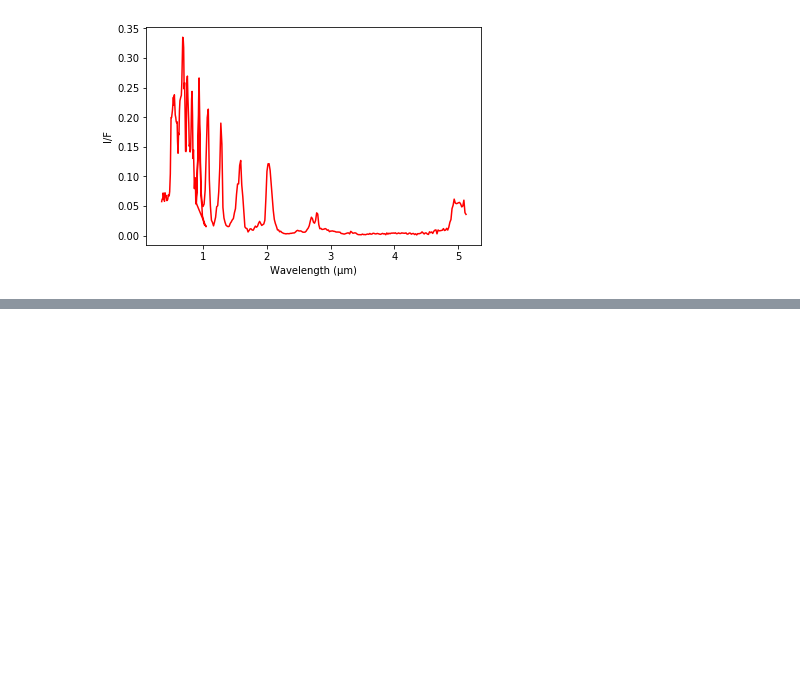
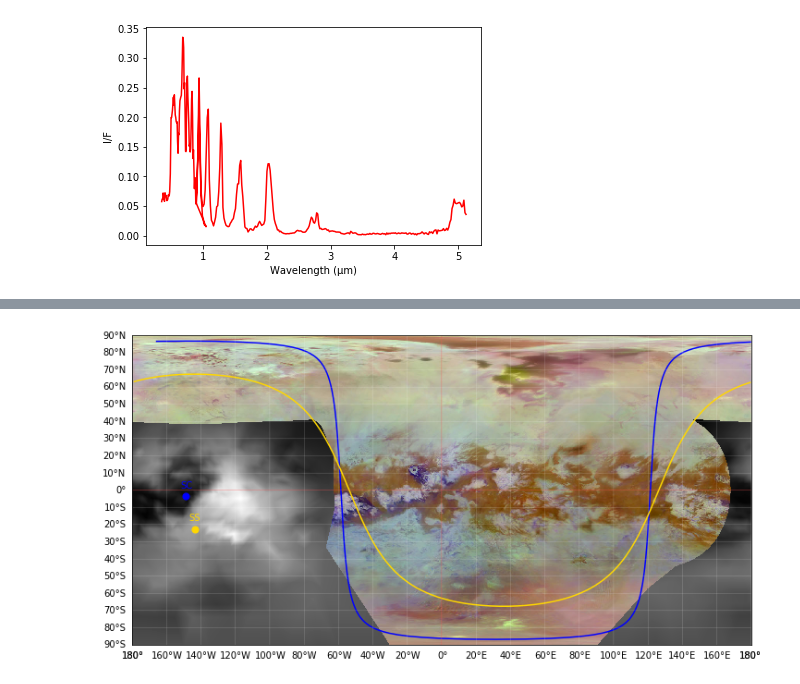
Before and after one commit to seignovert/pyvims, a Jupyter notebook: pyvims.ipynb, the cells around one changed output, grey strips where cells are left out. Cells and saved outputs as stored; diff of their text form; code cells hidden in the pictures; blank space fills up the shorter version.

Commit message:
Add cube plot_map examples

```diff
--- a/pyvims.ipynb
+++ b/pyvims.ipynb
@@ -111,0 +118,4 @@ plt.ylabel('I/F');
+# %%
+cube.plot_map();
+# %% [output]
+[figure, added]
```
Also changed, not shown: parts of 12 cells of this notebook.
